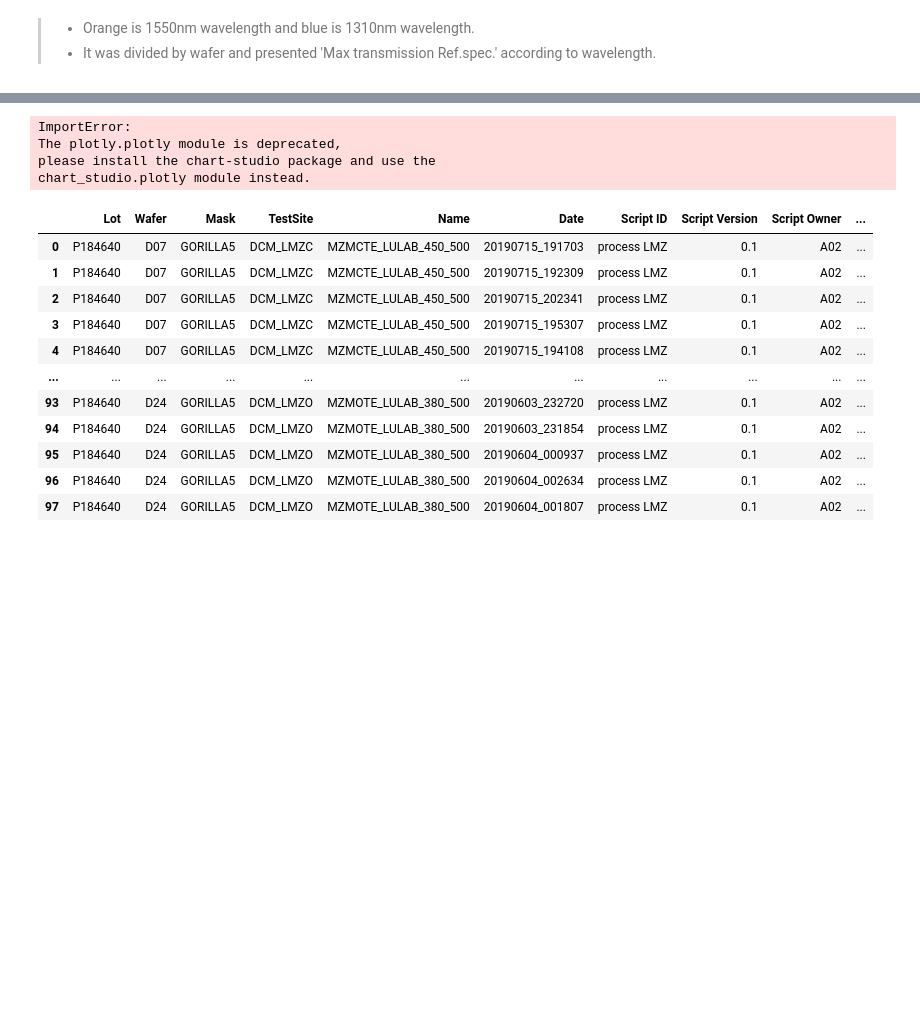
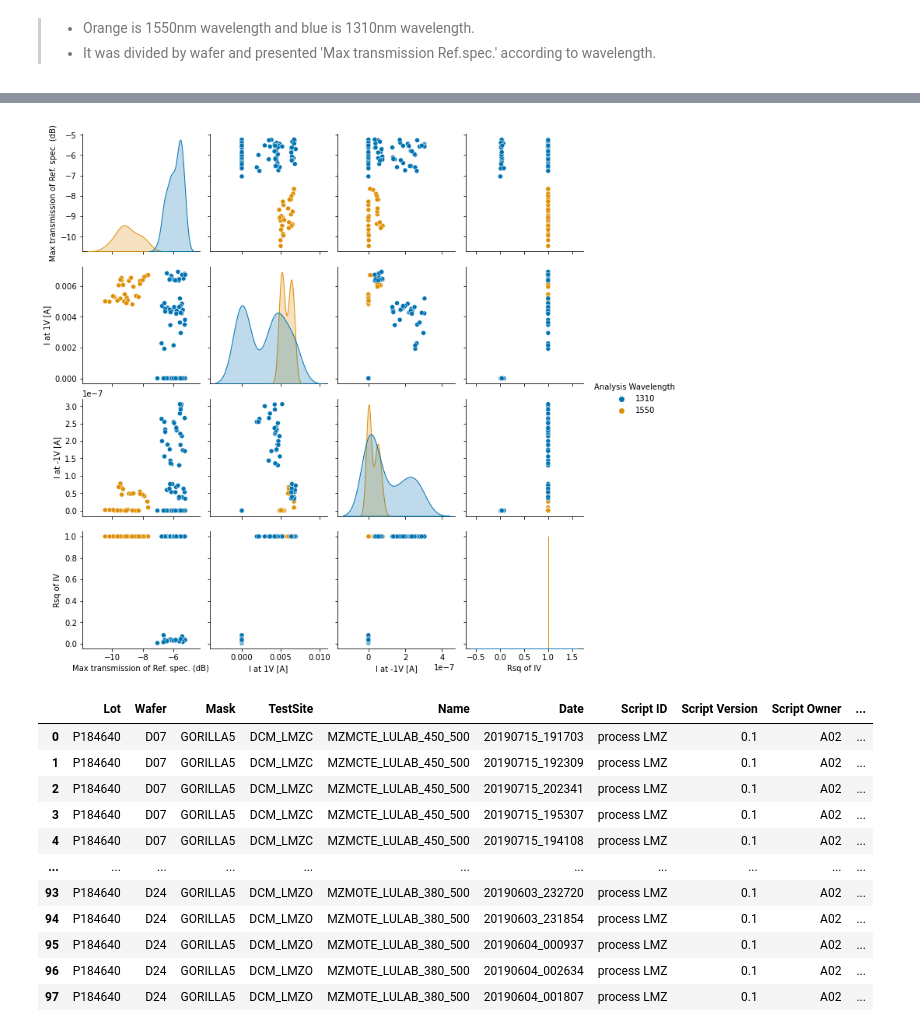
Before and after one commit to Jeon-suin/PE02_A02_SBBFU-1, a Jupyter notebook: doc/Final Document.ipynb, the cells around one changed output, grey strips where cells are left out. Cells and saved outputs as stored; diff of their text form; code cells hidden in the pictures; blank space fills up the shorter version.

```diff
--- a/doc/Final Document.ipynb
+++ b/doc/Final Document.ipynb
@@ -229,31 +237,8 @@ sns.factorplot(data=df_res, x = "Wafer", y = "I at 1V [A]", hue = "Analysis Wave
 # %%
-!pip install plotly
-import plotly.plotly as py
-import plotly.graph_objs as go
-import plotly.figure_factory as ff
-import cufflinks as cf
+# sns.jointplot(x = "Wafer", y = "Max transmission of Ref. spec. (dB)", data = df_res)
 
-
-
-# Display all cell outputs
-
-from IPython.core.interactiveshell import InteractiveShell
-
-
-
-# plotly + cufflinks in offline mode
-
-from plotly.offline import iplot
-
-# cf.go_offline()
-
-
-
-# # set the global theme
-
-# cf.set_config_file(world_readable=True, theme='pearl', offline=True)
-
-
-fig = ff.create_scatterplotmatrix(iris, height = 800, width = 800, diag = 'box', index = 'Analysis Wavelength')
-iplot(fig)
+# sns.pairplot(df_res, hue = "Analysis Wavelength",palette = "colorblind" )
+df = df_res[['Wafer','Max transmission of Ref. spec. (dB)','I at 1V [A]','I at -1V [A]','Rsq of IV',
+       'Analysis Wavelength']]
+sns.pairplot(df, hue = "Analysis Wavelength",palette = "colorblind" )
 # %% [output]
@@ -263,7 +246,4 @@ Requirement already satisfied: retrying>=1.3.3 in c:\anaconda3\envs\pe2\lib\site
-ImportError:
-The plotly.plotly module is deprecated,
-please install the chart-studio package and use the
-chart_studio.plotly module instead.
+[figure, added]
 # %%
 df_res
 # %% [output]
```
Also changed, not shown: parts of 15 cells of this notebook.
